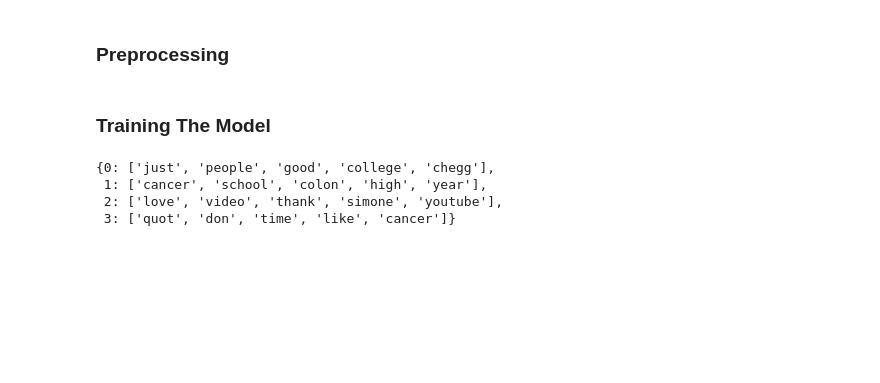
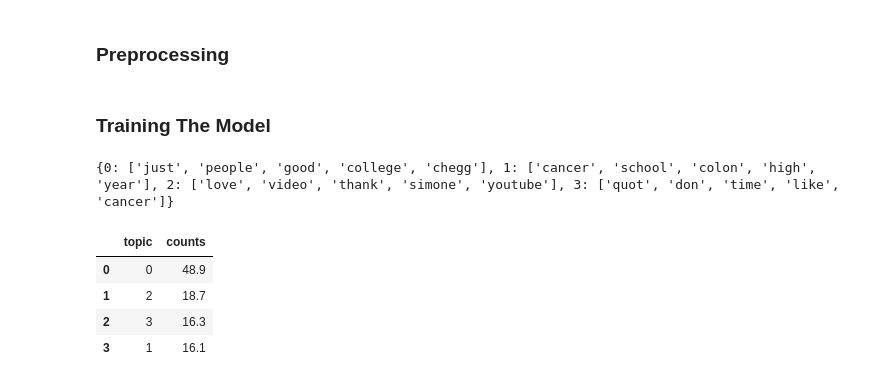
Before and after one commit to above0-sv/Sentiment_Analysis, a Jupyter notebook: Full_Run.ipynb, the cells around one changed output. Saved outputs shown, nothing was run; the diff lists cells and outputs as text; code cells hidden in the pictures; blank space fills up the shorter version.

```diff
--- a/Full_Run.ipynb
+++ b/Full_Run.ipynb
@@ -133,12 +133,29 @@ def get_top_topics(model, vectorizer, topn=5):
             res[i_cluster] = res[i_cluster] + [names[i_feature]]
     return res
 # %%
+#first get topics for all comments (Full Dataset)
+docs_raw_full = df.comment.fillna('').tolist()
+dtm_tf_full = tf_vectorizer.fit_transform(docs_raw_full)
+# train model to find topics per influencer
+lda_tf_full = LatentDirichletAllocation(n_components=4, random_state=0)
+lda_tf_full.fit(dtm_tf_full)
+# extract most important topics
+topics_full =  get_top_topics(lda_tf_full, tf_vectorizer, topn=5)
+print(topics_full)
+
 X_test = tf_vectorizer.transform(df.loc[:,'comment'])
+
 doc_topic_dist_unnormalized_full = np.matrix(lda_tf_full.transform(X_test))
+# %% [output]
+{0: ['just', 'people', 'good', 'college', 'chegg'], 1: ['cancer', 'school', 'colon', 'high', 'year'], 2: ['love', 'video', 'thank', 'simone', 'youtube'], 3: ['quot', 'don', 'time', 'like', 'cancer']}
-# %%
-topics_full
-# %% [output]
-{0: ['just', 'people', 'good', 'college', 'chegg'],
- 1: ['cancer', 'school', 'colon', 'high', 'year'],
- 2: ['love', 'video', 'thank', 'simone', 'youtube'],
- 3: ['quot', 'don', 'time', 'like', 'cancer']}
+# %%
+res_ = pd.DataFrame(doc_topic_dist_unnormalized_full.argmax(axis=1)).value_counts().rename_axis('topic').reset_index(name='counts')
+counts_sum = res_.counts.sum()
+res_.loc[:,'counts'] = res_.counts.apply(lambda x:round(x/counts_sum*100,1))
+res_
+# %% [output]
+|  | topic | counts |
+| 0 | 0 | 48.9 |
+| 1 | 2 | 18.7 |
+| 2 | 3 | 16.3 |
+| 3 | 1 | 16.1 |
```
Also changed, not shown: parts of 3 cells of this notebook.
